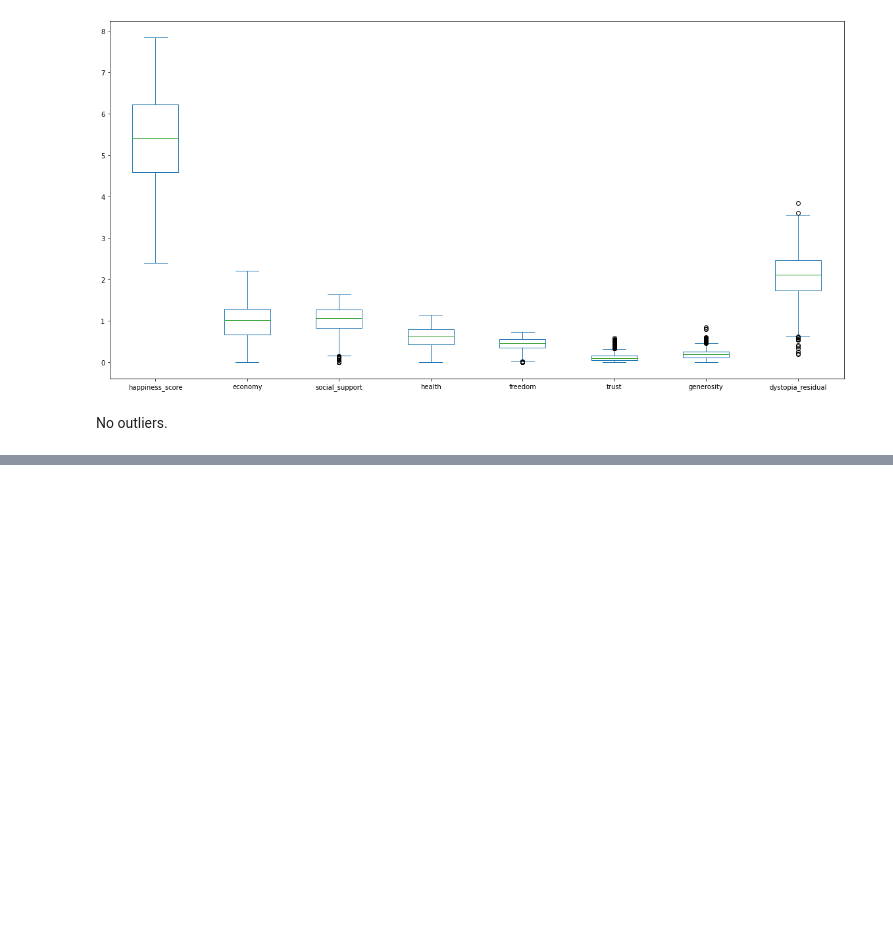
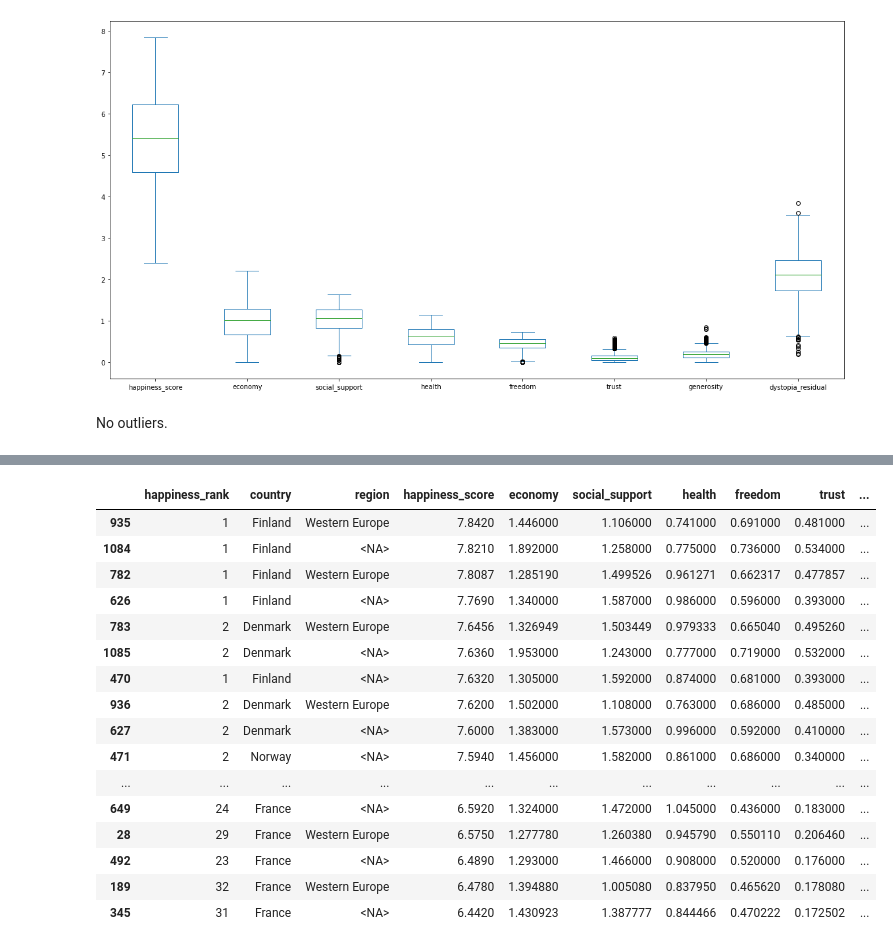
Before and after one commit to elise-chin/dataviz, a Jupyter notebook: data_explo.ipynb, the cells around one changed output, grey strips where cells are left out. Drawn from its saved outputs; the diff is of its cells as text; code cells hidden in the pictures; blank space fills up the shorter version.

```diff
--- a/data_explo.ipynb
+++ b/data_explo.ipynb
@@ -265,0 +304,2 @@ len(country_list)
+# %%
+countries_of_interest = ['Finland', 'Denmark', 'Norway', 'Sweden', 'France']
@@ -265,0 +379,2 @@ len(country_list)
+# %%
+df_interest = df_europe[df_europe['country'].isin(countries_of_interest)]
@@ -265,0 +391,22 @@ len(country_list)
+# %%
+df_interest = df_interest.sort_values('happiness_score', ascending=False)
+# %%
+df_interest
+# %% [output]
+|  | happiness_rank | country | region | happiness_score | economy | social_support | health | freedom | trust | ... |
+| 935 | 1 | Finland | Western Europe | 7.8420 | 1.446000 | 1.106000 | 0.741000 | 0.691000 | 0.481000 | ... |
+| 1084 | 1 | Finland | <NA> | 7.8210 | 1.892000 | 1.258000 | 0.775000 | 0.736000 | 0.534000 | ... |
+| 782 | 1 | Finland | Western Europe | 7.8087 | 1.285190 | 1.499526 | 0.961271 | 0.662317 | 0.477857 | ... |
+| 626 | 1 | Finland | <NA> | 7.7690 | 1.340000 | 1.587000 | 0.986000 | 0.596000 | 0.393000 | ... |
+| 783 | 2 | Denmark | Western Europe | 7.6456 | 1.326949 | 1.503449 | 0.979333 | 0.665040 | 0.495260 | ... |
+| 1085 | 2 | Denmark | <NA> | 7.6360 | 1.953000 | 1.243000 | 0.777000 | 0.719000 | 0.532000 | ... |
+| 470 | 1 | Finland | <NA> | 7.6320 | 1.305000 | 1.592000 | 0.874000 | 0.681000 | 0.393000 | ... |
+| 936 | 2 | Denmark | Western Europe | 7.6200 | 1.502000 | 1.108000 | 0.763000 | 0.686000 | 0.485000 | ... |
+| 627 | 2 | Denmark | <NA> | 7.6000 | 1.383000 | 1.573000 | 0.996000 | 0.592000 | 0.410000 | ... |
+| 471 | 2 | Norway | <NA> | 7.5940 | 1.456000 | 1.582000 | 0.861000 | 0.686000 | 0.340000 | ... |
+| ... | ... | ... | ... | ... | ... | ... | ... | ... | ... | ... |
+| 649 | 24 | France | <NA> | 6.5920 | 1.324000 | 1.472000 | 1.045000 | 0.436000 | 0.183000 | ... |
+| 28 | 29 | France | Western Europe | 6.5750 | 1.277780 | 1.260380 | 0.945790 | 0.550110 | 0.206460 | ... |
+| 492 | 23 | France | <NA> | 6.4890 | 1.293000 | 1.466000 | 0.908000 | 0.520000 | 0.176000 | ... |
+| 189 | 32 | France | Western Europe | 6.4780 | 1.394880 | 1.005080 | 0.837950 | 0.465620 | 0.178080 | ... |
+| 345 | 31 | France | <NA> | 6.4420 | 1.430923 | 1.387777 | 0.844466 | 0.470222 | 0.172502 | ... |
```
Also changed, not shown: parts of 38 cells of this notebook, 5 other files.
